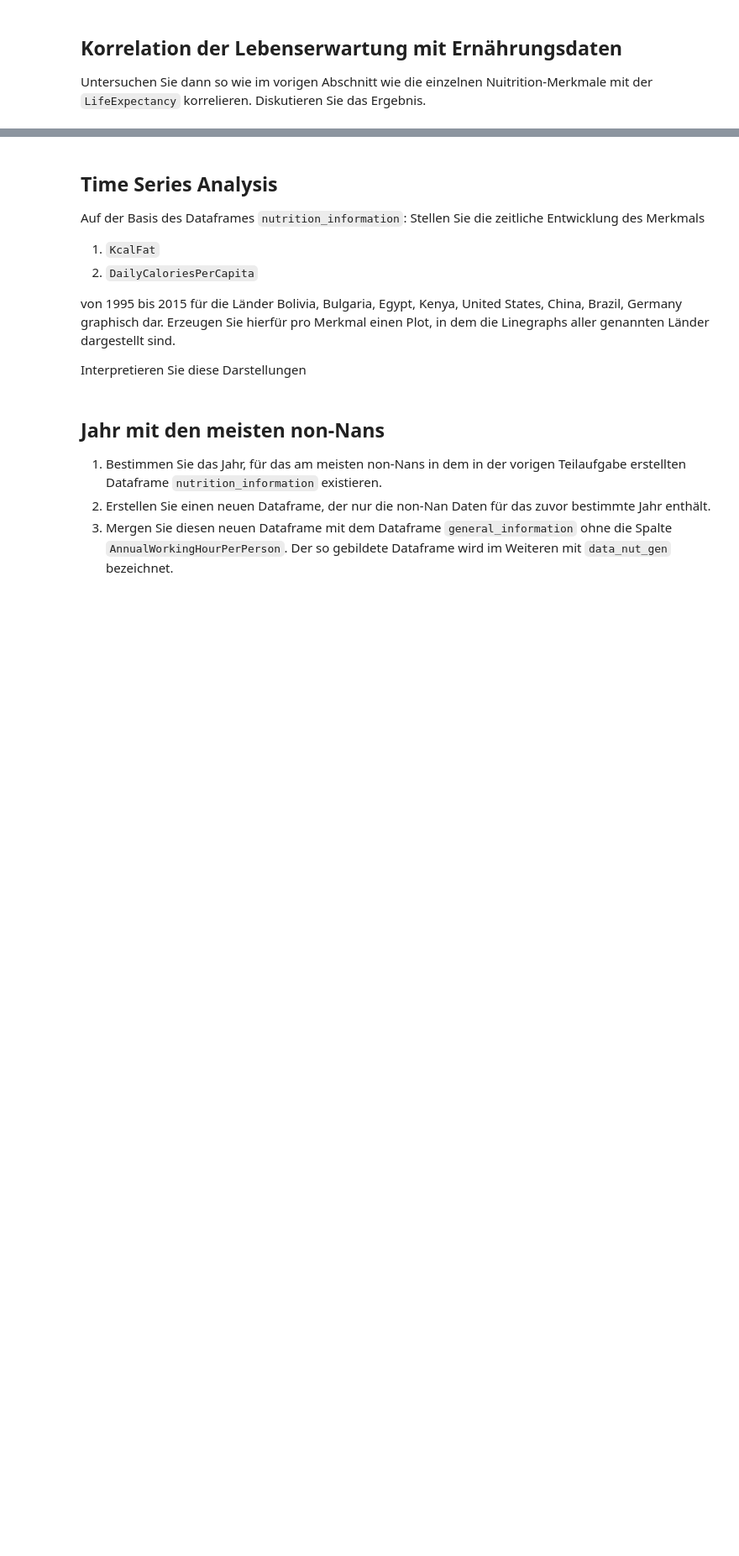
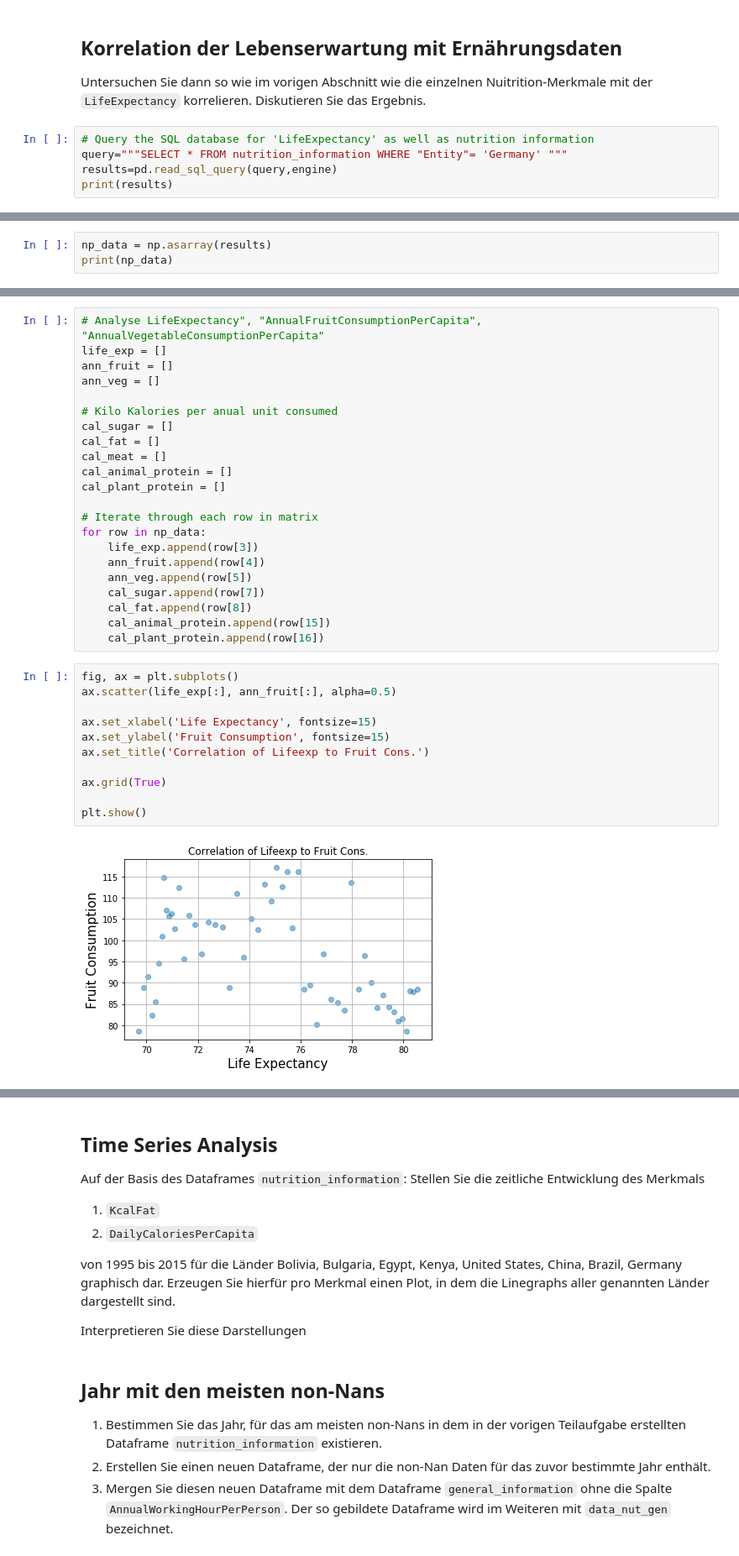
Before and after one commit to JaninaMattes/data-mining-pattern-recogntion, a Jupyter notebook: src/proj1_global_health_app/model/Project1_Global_HealthData_App.ipynb, the cells around one changed output, grey strips where cells are left out. Shown at 84% size. Saved outputs shown, nothing was run; the diff lists cells and outputs as text; blank space fills up the shorter version.

```diff
--- a/src/proj1_global_health_app/model/Project1_Global_HealthData_App.ipynb
+++ b/src/proj1_global_health_app/model/Project1_Global_HealthData_App.ipynb
@@ -600,3 +599,8 @@ plt.show()
 # %% [markdown]
 ## Korrelation der Lebenserwartung mit Ernährungsdaten
 Untersuchen Sie dann so wie im vorigen Abschnitt wie die einzelnen Nuitrition-Merkmale mit der `LifeExpectancy` korrelieren. Diskutieren Sie das Ergebnis.
+# %%
+# Query the SQL database for 'LifeExpectancy' as well as nutrition information
+query="""SELECT * FROM nutrition_information WHERE "Entity"= 'Germany' """
+results=pd.read_sql_query(query,engine)
+print(results)
@@ -602,0 +625,3 @@ Untersuchen Sie dann so wie im vorigen Abschnitt wie die einzelnen Nuitrition-Me
+# %%
+np_data = np.asarray(results)
+print(np_data)
@@ -602,0 +636,35 @@ Untersuchen Sie dann so wie im vorigen Abschnitt wie die einzelnen Nuitrition-Me
+# %%
+# Analyse LifeExpectancy", "AnnualFruitConsumptionPerCapita", "AnnualVegetableConsumptionPerCapita"
+life_exp = []
+ann_fruit = []
+ann_veg = []
+
+# Kilo Kalories per anual unit consumed
+cal_sugar = []
+cal_fat = []
+cal_meat = []
+cal_animal_protein = []
+cal_plant_protein = []
+
+# Iterate through each row in matrix
+for row in np_data:
+    life_exp.append(row[3])
+    ann_fruit.append(row[4])
+    ann_veg.append(row[5])
+    cal_sugar.append(row[7])
+    cal_fat.append(row[8])
+    cal_animal_protein.append(row[15])
+    cal_plant_protein.append(row[16])
+# %%
+fig, ax = plt.subplots()
+ax.scatter(life_exp[:], ann_fruit[:], alpha=0.5)
+
+ax.set_xlabel('Life Expectancy', fontsize=15)
+ax.set_ylabel('Fruit Consumption', fontsize=15)
+ax.set_title('Correlation of Lifeexp to Fruit Cons.')
+
+ax.grid(True)
+
+plt.show()
+# %% [output]
+[figure, added]
```
Also changed, not shown: parts of 13 cells of this notebook.
